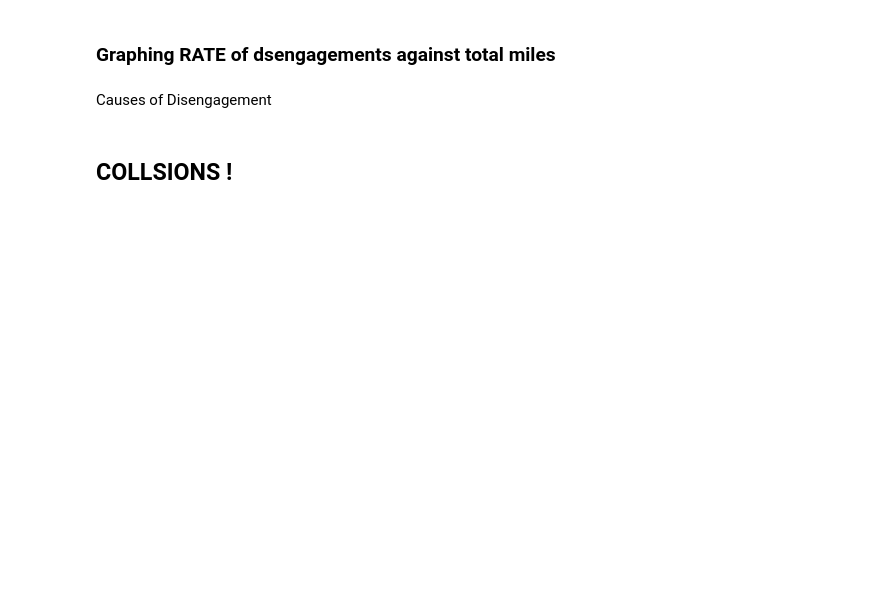
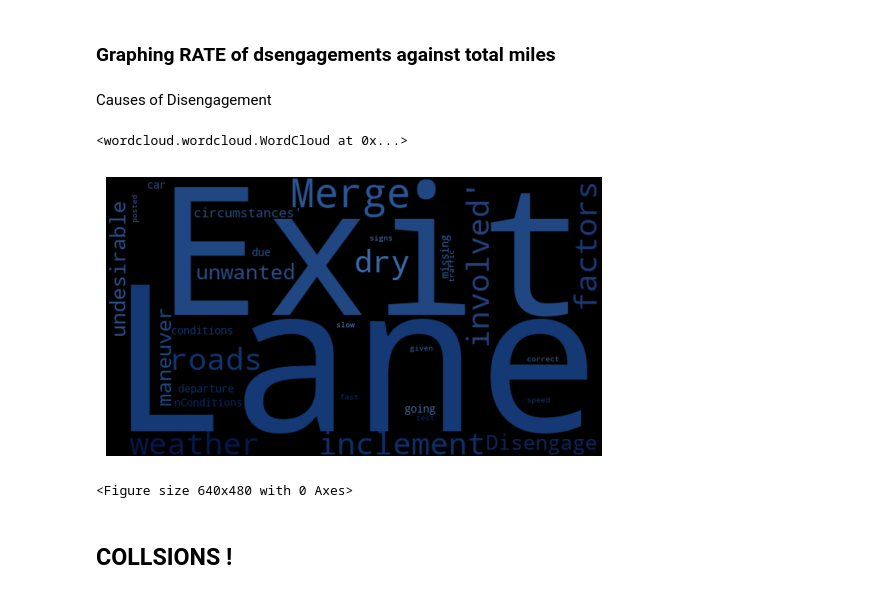
Before and after one commit to Kyle-Markwardt/self-driving-vehicles, a Jupyter notebook: main.ipynb, the cells around one changed output. Saved outputs shown, nothing was run; the diff lists cells and outputs as text; code cells hidden in the pictures; blank space fills up the shorter version.

Commit message:
Unifying chart formatting, writing image files, removing unused code.

```diff
--- a/main.ipynb
+++ b/main.ipynb
@@ -568,13 +618,18 @@ Causes of Disengagement
 # %%
 # Word cloud of Disengagement descriptions
 text = combined_dis_df["DESCRIPTION OF FACTS CAUSING DISENGAGEMENT"].values
 
-coloring = np.array(Image.open('Images/av1.jpg'))
+coloring = np.array(Image.open('Images/av2.jpg'))
 stop_words = ["vehicle", "/n", "Non", "road"] + list(STOPWORDS)
-wordcloud = WordCloud(stopwords = stop_words,  max_font_size=500, random_state=1,mask=coloring).generate(str(text))
+wordcloud = WordCloud(stopwords = stop_words,  max_font_size=500, random_state=3,mask=coloring).generate(str(text))
 
 image_colors = ImageColorGenerator(coloring)
 
 plt.imshow(wordcloud.recolor(color_func=image_colors), interpolation="bilinear")
 plt.axis("off")
 plt.figure()
+wordcloud.to_file("Images/disengagements_wc.jpg")
+# %% [output]
+<wordcloud.wordcloud.WordCloud at 0x...>
+[figure, added]
+<Figure size 640x480 with 0 Axes>
```
Also changed, not shown: parts of 30 cells of this notebook, 9 other files.
